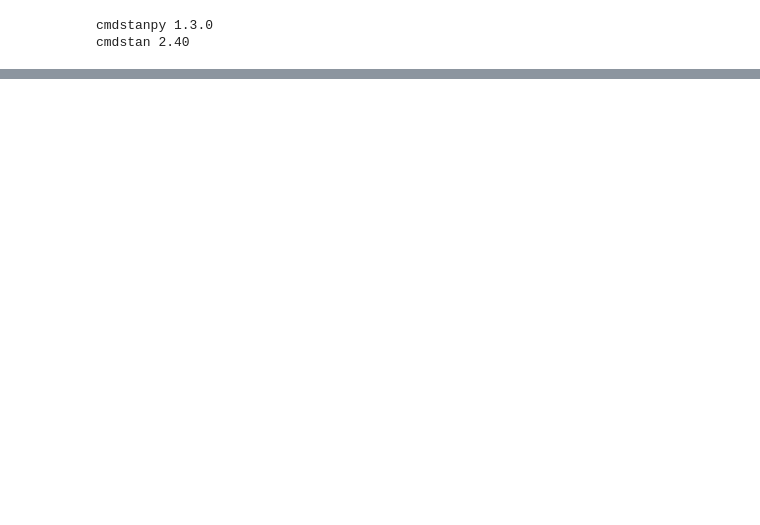
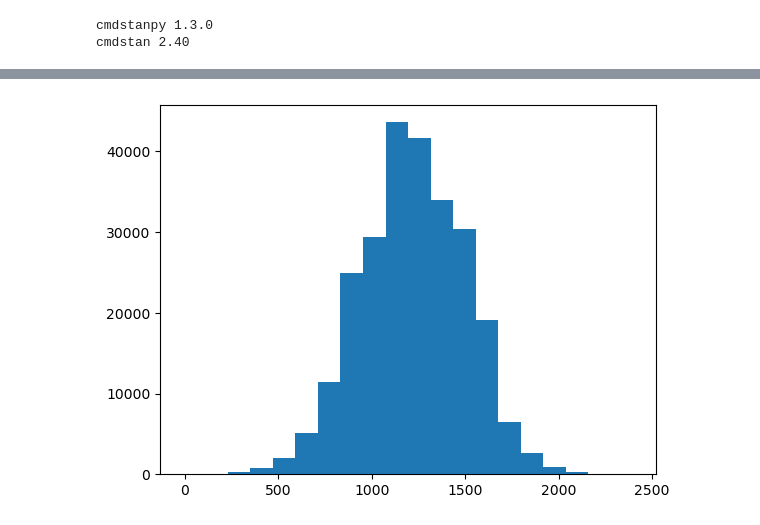
Before and after one commit to marobinette/bayesian_statistics, a Jupyter notebook: portfolio/1/stan.ipynb, the cells around one changed output, grey strips where cells are left out. Saved outputs shown, nothing was run; the diff lists cells and outputs as text; code cells hidden in the pictures; blank space fills up the shorter version.

Commit message:
created normal and uniform stan models

```diff
--- a/portfolio/1/stan.ipynb
+++ b/portfolio/1/stan.ipynb
@@ -15,14 +15,9 @@ cmdstan 2.40
 import numpy as np
 from cmdstanpy import CmdStanModel
 
-model = CmdStanModel(stan_file="./stan_code/prior_predictive.stan")
+model = CmdStanModel(stan_file="./stan_code/uniform_prior_predictive.stan")
 
-# ---- the knobs you play with -------------------------------------------------
-# Both loose (my proposal): the failure is tangled across mu and sigma.
-#   mu_lo=0, mu_hi=2700, sigma_hi=1000
-# Isolate to spread (your instinct): sane center, spread does all the damage.
-#   mu_lo=800, mu_hi=1700, sigma_hi=1000
-data = {
+plausible_data = {
     "N": 5068,
     "mu_lo": 0,
     "mu_hi": 2700,
@@ -30,15 +25,15 @@ data = {
 }
 # -----------------------------------------------------------------------------
 
-fit = model.sample(
-    data=data,
+plausible_fit = model.sample(
+    data=plausible_data,
     fixed_param=True,     # nothing to sample; just run the RNG in generated quantities
     chains=1,
     iter_sampling=50,     # 50 simulated datasets, like the height example
     seed=1,
 )
 
-sims = fit.stan_variable("elo_sim")   # shape (50, 5068)
+sims = plausible_fit.stan_variable("elo_sim")   # shape (50, 5068)
 print("simulated datasets:", sims.shape)
 print(f"fraction below the 600 floor : {np.mean(sims < 600):.3f}")
 print(f"fraction below 0 (impossible): {np.mean(sims < 0):.3f}")
@@ -71 +57,23 @@ plt.hist(elo_sim.ravel(), bins=20)
 [figure]
+# %%
+data = {
+    "N": 5068,
+    "mu_lo": 800,
+    "mu_hi": 1600,
+    "sigma_hi": 300,
+}
+# -----------------------------------------------------------------------------
+
+fit = model.sample(
+    data=data,
+    fixed_param=True,     # nothing to sample; just run the RNG in generated quantities
+    chains=1,
+    iter_sampling=50,     # 50 simulated datasets, like the height example
+    seed=1,
+)
+
+sims = fit.stan_variable("elo_sim")   # shape (50, 5068)
+print("simulated datasets:", sims.shape)
+print(f"fraction below the 600 floor : {np.mean(sims < 600):.3f}")
+print(f"fraction below 0 (impossible): {np.mean(sims < 0):.3f}")
+print(f"fraction above 3000          : {np.mean(sims > 3000):.3f}")
@@ -71,0 +87,6 @@ plt.hist(elo_sim.ravel(), bins=20)
+# %%
+fit_elo_sim = fit.stan_variable("elo_sim")
+plt.hist(fit_elo_sim.ravel(), bins=20)
+plt.savefig("figures/proper_prior_predictive_hist.png", dpi=300)
+# %% [output]
+[figure, added]
```
Also changed, not shown: parts of 5 cells of this notebook, 10 other files.
